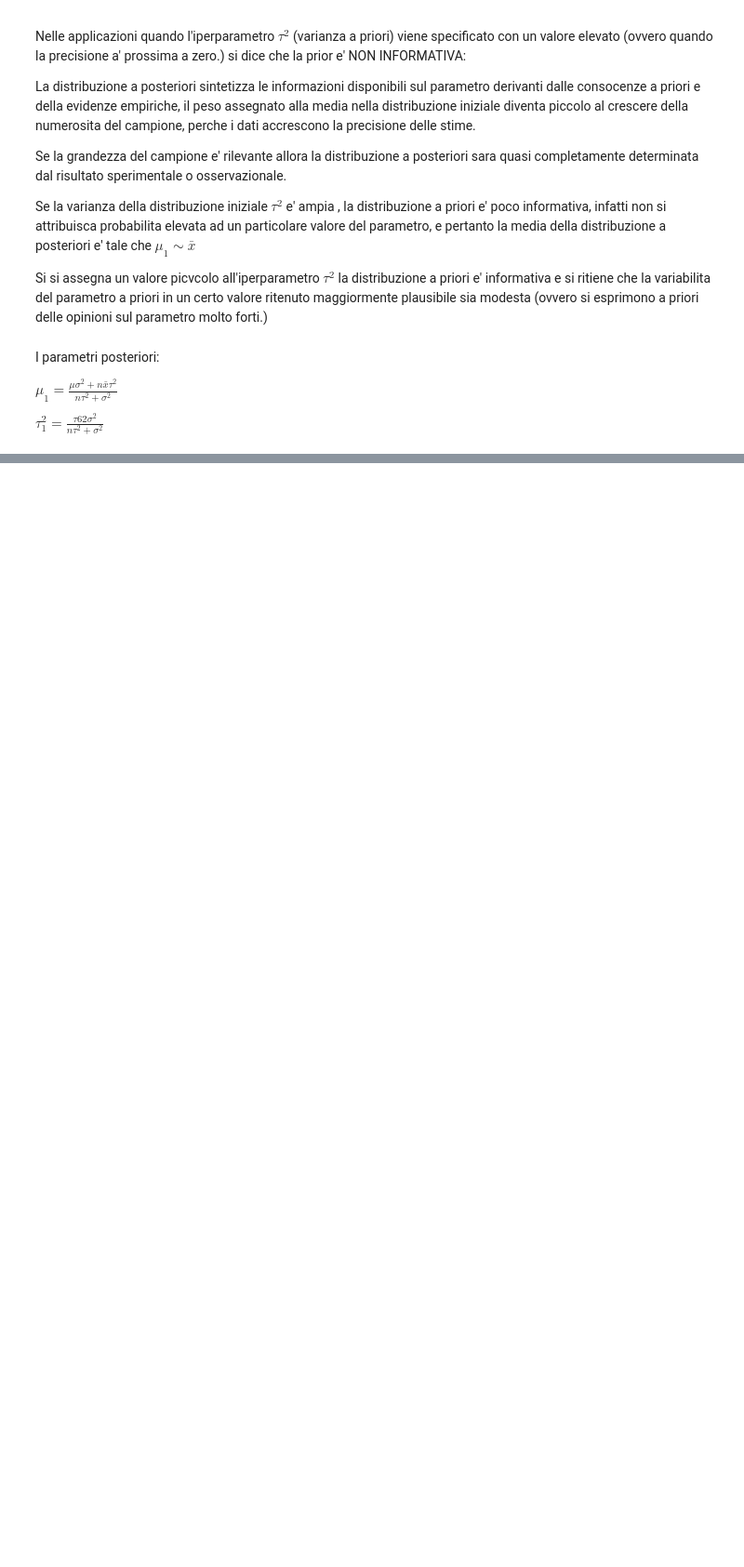
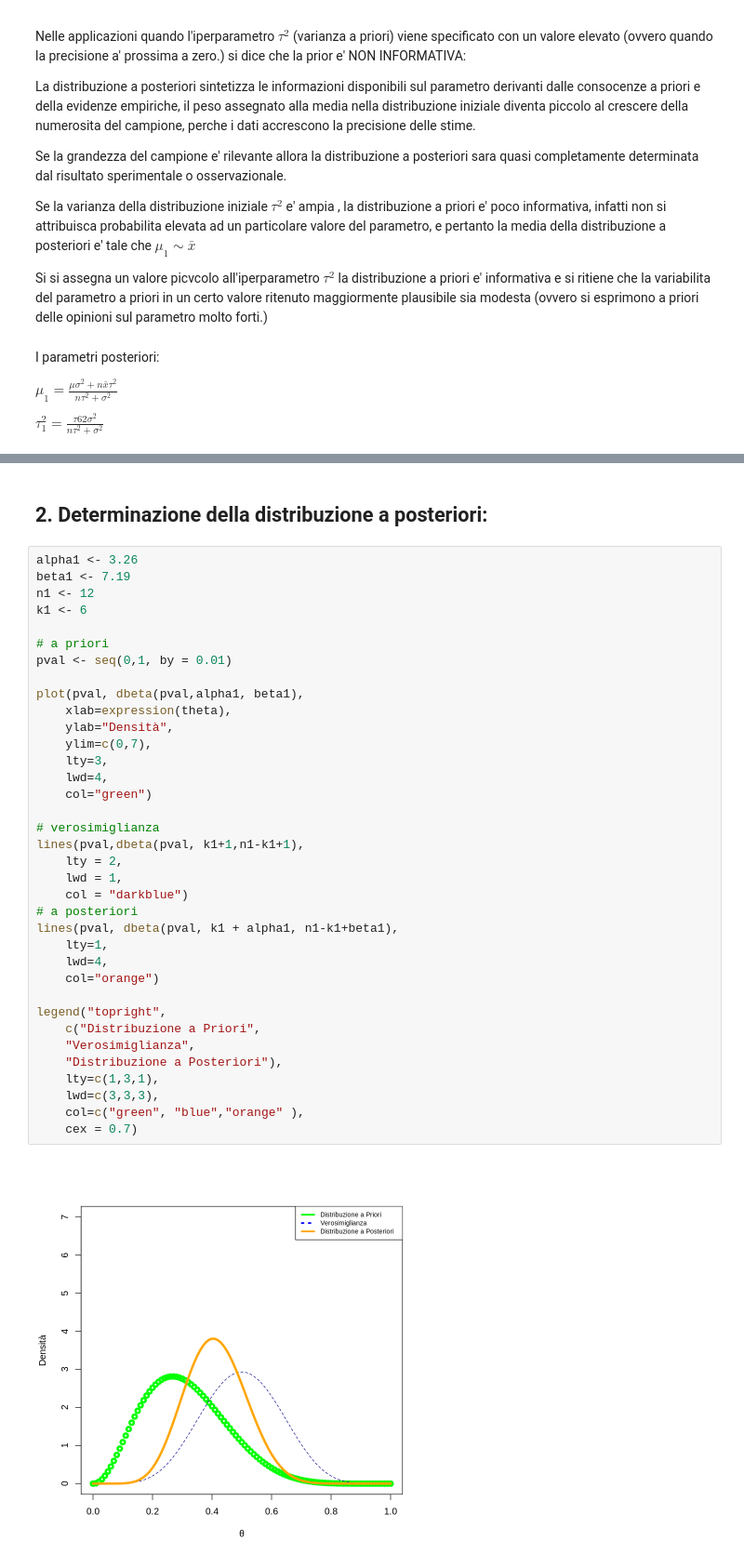
Before and after one commit to Nikolay1982Nikolaev/Bayes-Bicocca, a Jupyter notebook: L2_Familie_coniugate_Beta_Binomiale.ipynb, the cells around one changed output, grey strips where cells are left out. Shown at 93% size. Saved outputs shown, nothing was run; the diff lists cells and outputs as text; blank space fills up the shorter version.

```diff
--- a/L2_Familie_coniugate_Beta_Binomiale.ipynb
+++ b/L2_Familie_coniugate_Beta_Binomiale.ipynb
@@ -175,0 +280,40 @@ $\tau_1^2 = \frac{\tau62\sigma^2}{n\tau^2+ \sigma^2}$
+# %% [markdown]
+## 2. Determinazione della distribuzione a posteriori:
+# %%
+alpha1 <- 3.26
+beta1 <- 7.19
+n1 <- 12
+k1 <- 6
+
+# a priori
+pval <- seq(0,1, by = 0.01)
+
+plot(pval, dbeta(pval,alpha1, beta1),
+    xlab=expression(theta),
+    ylab="Densità",
+    ylim=c(0,7),
+    lty=3,
+    lwd=4,
+    col="green")
+
+# verosimiglianza
+lines(pval,dbeta(pval, k1+1,n1-k1+1),
+    lty = 2,
+    lwd = 1,
+    col = "darkblue")
+# a posteriori
+lines(pval, dbeta(pval, k1 + alpha1, n1-k1+beta1),
+    lty=1,
+    lwd=4,
+    col="orange")
+
+legend("topright",
+    c("Distribuzione a Priori",
+    "Verosimiglianza",
+    "Distribuzione a Posteriori"),
+    lty=c(1,3,1),
+    lwd=c(3,3,3),
+    col=c("green", "blue","orange" ),
+    cex = 0.7)
+# %% [output]
+[figure, added]
```
Also changed, not shown: parts of 46 cells of this notebook.
